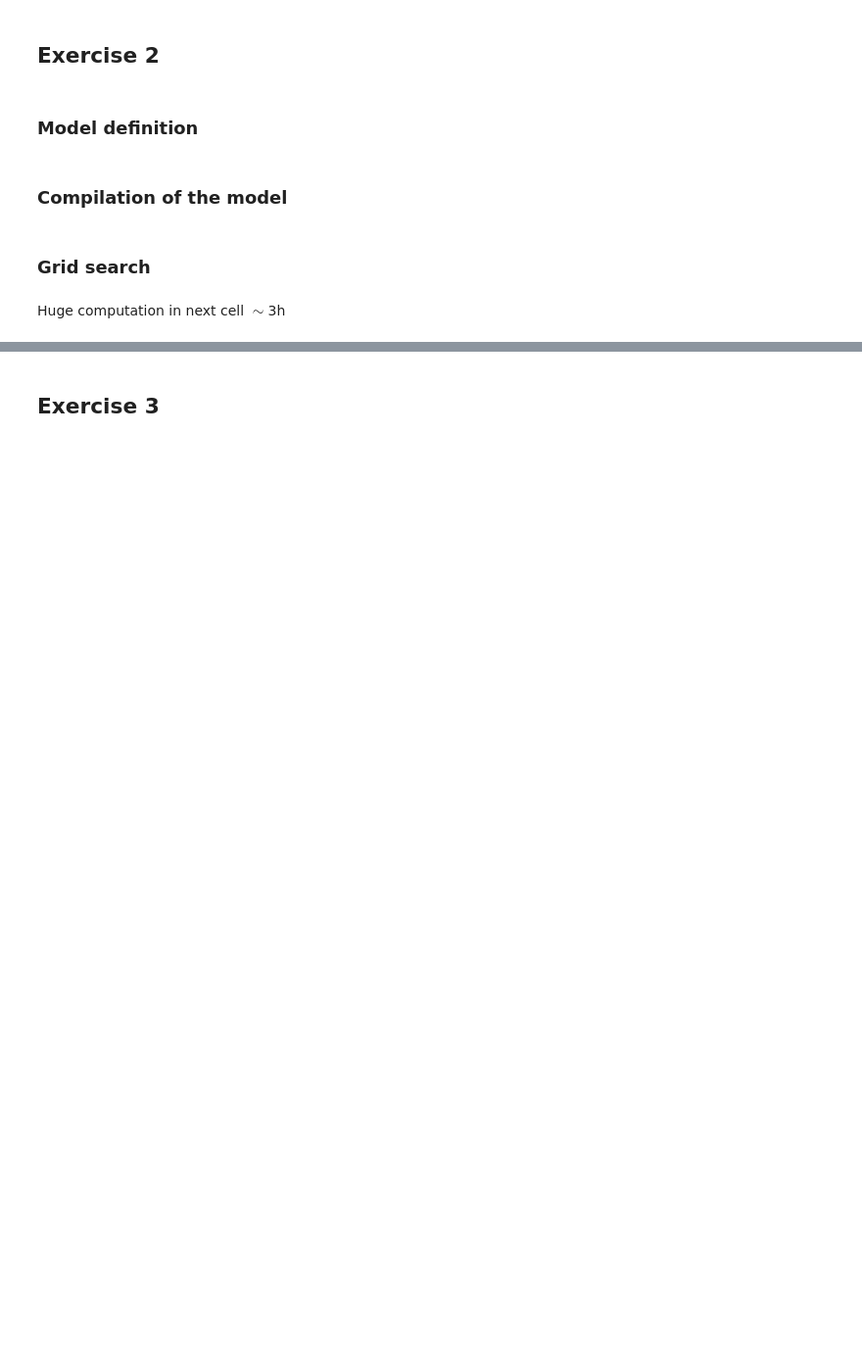
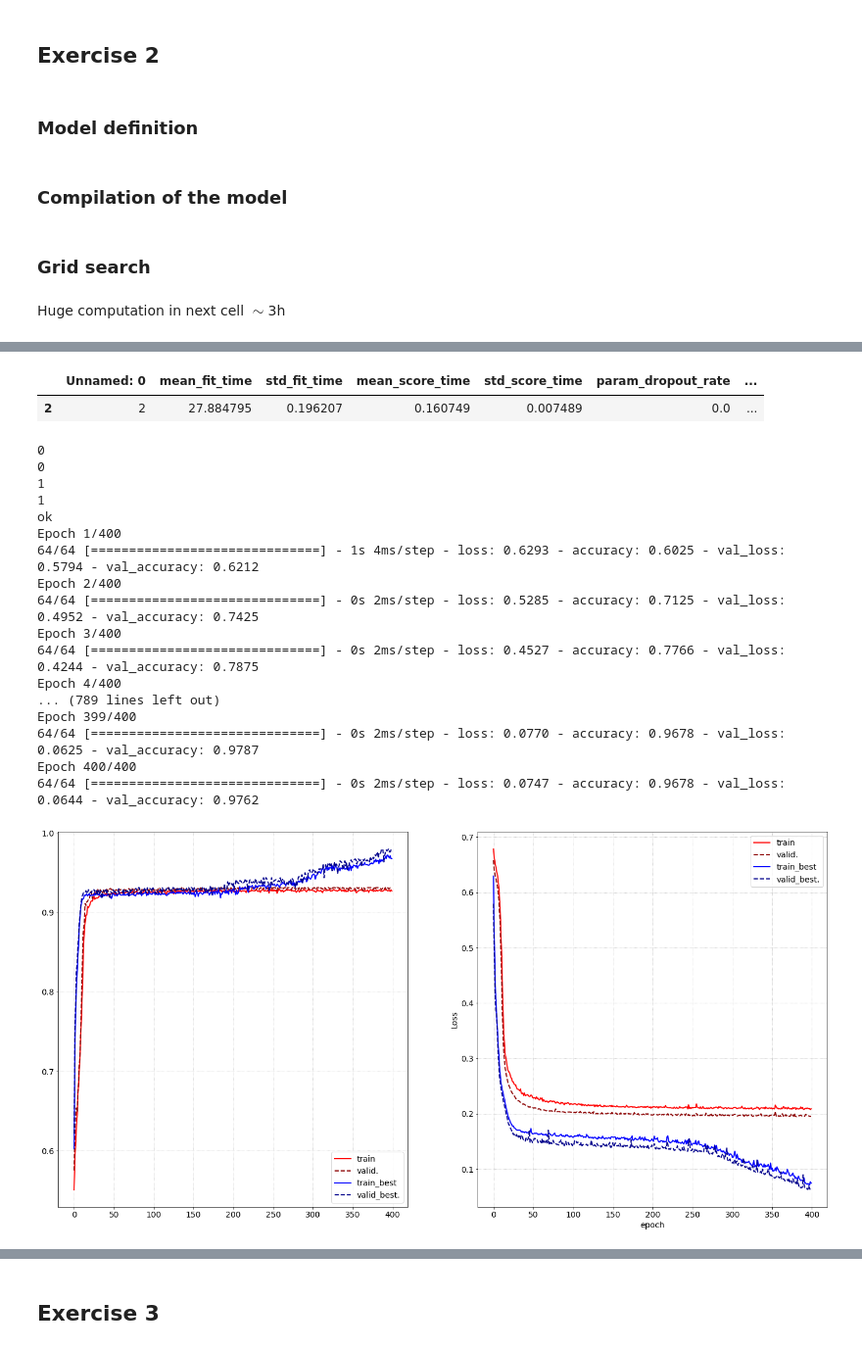
Before and after one commit to aidinattar/LoCP_MODB, a Jupyter notebook: Week2/exercises2.ipynb, the cells around one changed output, grey strips where cells are left out. Shown at 98% size. Saved outputs shown, nothing was run; the diff lists cells and outputs as text; code cells hidden in the pictures; blank space fills up the shorter version.

```diff
--- a/Week2/exercises2.ipynb
+++ b/Week2/exercises2.ipynb
@@ -628,0 +603,7 @@ results = pd.read_csv('GridSearchResults.csv')
+# %%
+results = pd.read_csv('GridSearchResults.csv')
+best_result = results[results["rank_test_score"] == 1]
+best_result
+
+activation_best = best_result.param_activation.values[0]
+optimizer_best  = best_result.param_optimizer.values[0]
@@ -628,0 +632,56 @@ results = pd.read_csv('GridSearchResults.csv')
+# %%
+results_d     = pd.read_csv('GridSearchResults_DropoutRate.csv')
+best_result_d = results_d[results_d["rank_test_score"] == 1]
+best_result_d
+# %% [output]
+|  | Unnamed: 0 | mean_fit_time | std_fit_time | mean_score_time | std_score_time | param_dropout_rate | ... |
+| 2 | 2 | 27.884795 | 0.196207 | 0.160749 | 0.007489 | 0.0 | ... |
+# %%
+dropout_best    = best_result_d.param_dropout_rate.values[0]
+layers_best     = ast.literal_eval(best_result_d.param_layers.values[0])
+
+model_best      = compile_model(optimizer_best ,activation_best, dropout_best, layers_best)
+fit_best        = model_best.fit(x_train, y_train,
+                                 epochs=nepoch, batch_size=50,
+                                 validation_data=(x_valid,y_valid),
+                                 verbose=1)
+
+fig,AX=plt.subplots(1,2,figsize=(24,12))
+ax=AX[0]
+ax.plot(fit.history[     'accuracy'    ],label="train",       lw = 2, ls = 'solid' , c = 'red')
+ax.plot(fit.history[     'val_accuracy'],label="valid.",      lw = 2, ls = 'dashed', c = 'darkred')
+ax.plot(fit_best.history['accuracy'    ],label="train_best",  lw = 2, ls = 'solid' , c = 'blue')
+ax.plot(fit_best.history['val_accuracy'],label="valid_best.", lw = 2, ls = 'dashed', c = 'darkblue')
+ax.legend(loc='lower right')
+ax.grid(ls='dotted')
+
+ax=AX[1]
+ax.plot(fit.history[         'loss'],label="train",       lw = 2, ls = 'solid' , c = 'red')
+ax.plot(fit.history[     'val_loss'],label="valid.",      lw = 2, ls = 'dashed', c = 'darkred')
+ax.plot(fit_best.history[    'loss'],label="train_best",  lw = 2, ls = 'solid' , c = 'blue')
+ax.plot(fit_best.history['val_loss'],label="valid_best.", lw = 2, ls = 'dashed', c = 'darkblue')
+ax.set_xlabel('epoch')
+ax.set_ylabel("Loss")
+ax.legend()
+ax.grid(ls='dotted')
+
+plt.show()
+# %% [output]
+0
+0
+1
+1
+ok
+Epoch 1/400
+64/64 [==============================] - 1s 4ms/step - loss: 0.6293 - accuracy: 0.6025 - val_loss: 0.5794 - val_accuracy: 0.6212
+Epoch 2/400
+64/64 [==============================] - 0s 2ms/step - loss: 0.5285 - accuracy: 0.7125 - val_loss: 0.4952 - val_accuracy: 0.7425
+Epoch 3/400
+64/64 [==============================] - 0s 2ms/step - loss: 0.4527 - accuracy: 0.7766 - val_loss: 0.4244 - val_accuracy: 0.7875
+Epoch 4/400
+... (789 lines left out)
+Epoch 399/400
+64/64 [==============================] - 0s 2ms/step - loss: 0.0770 - accuracy: 0.9678 - val_loss: 0.0625 - val_accuracy: 0.9787
+Epoch 400/400
+64/64 [==============================] - 0s 2ms/step - loss: 0.0747 - accuracy: 0.9678 - val_loss: 0.0644 - val_accuracy: 0.9762
+[figure, added]
```
Also changed, not shown: parts of 18 cells of this notebook, 3 other files.
